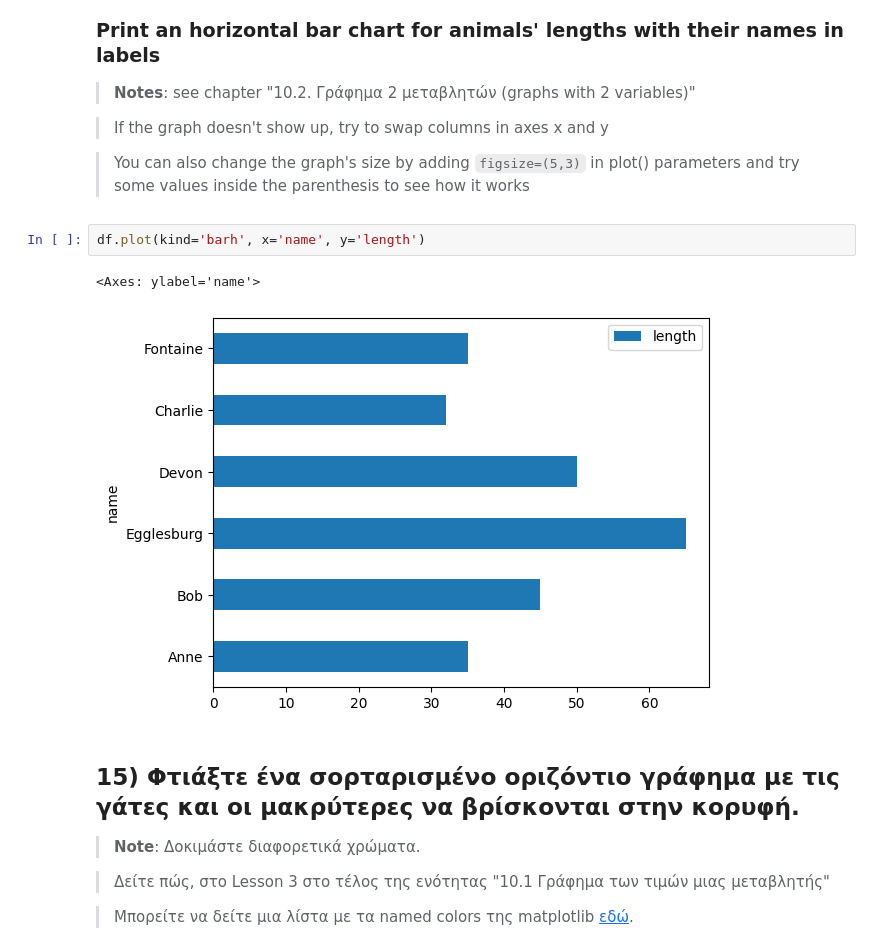
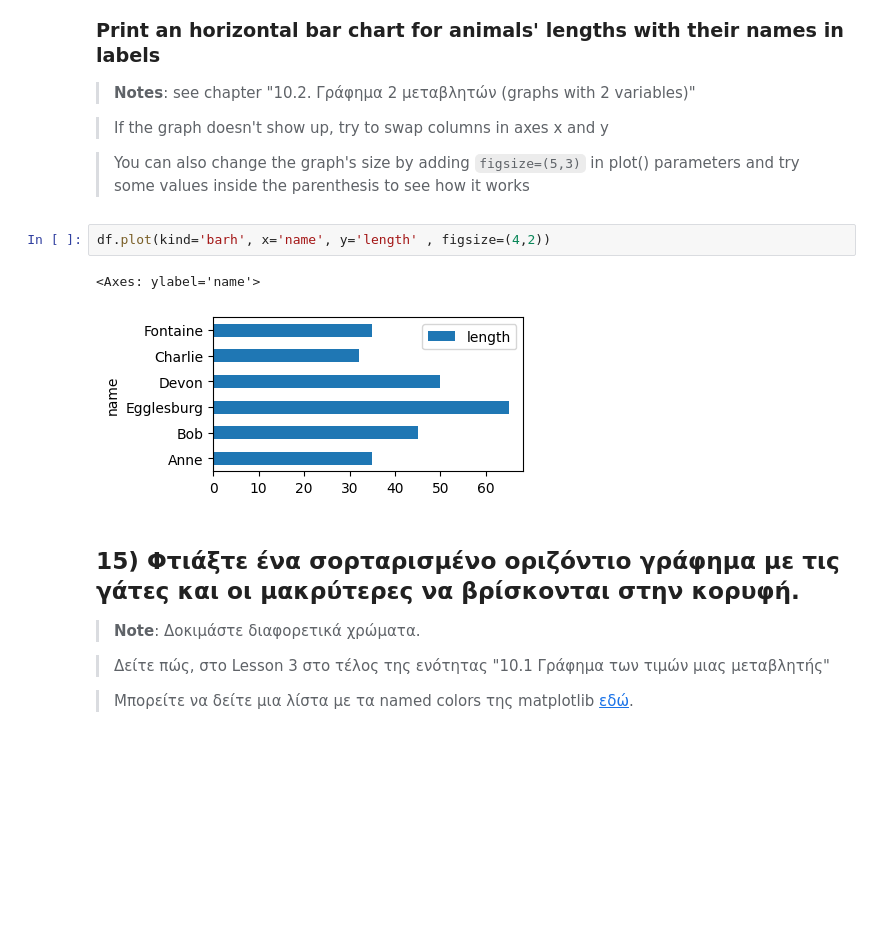
Before and after one commit to silviaaax/datastories_for_emme, a Jupyter notebook: SilviaL3_P2.ipynb, the cells around one changed output. Saved outputs shown, nothing was run; the diff lists cells and outputs as text; blank space fills up the shorter version.

```diff
--- a/SilviaL3_P2.ipynb
+++ b/SilviaL3_P2.ipynb
@@ -241,10 +241,10 @@ Name: length, dtype: float64
 
 > You can also change the graph's size by adding `figsize=(5,3)` in plot() parameters and try some values inside the parenthesis to see how it works
 # %%
-df.plot(kind='barh', x='name', y='length')
+df.plot(kind='barh', x='name', y='length' , figsize=(4,2))
 # %% [output]
 <Axes: ylabel='name'>
-[figure, old version]
+[figure, new version]
 # %% [markdown]
 ## 15) Φτιάξτε ένα σορταρισμένο οριζόντιο γράφημα με τις γάτες και οι μακρύτερες να βρίσκονται στην κορυφή.
 
```
Also changed, not shown: parts of 4 cells of this notebook.
